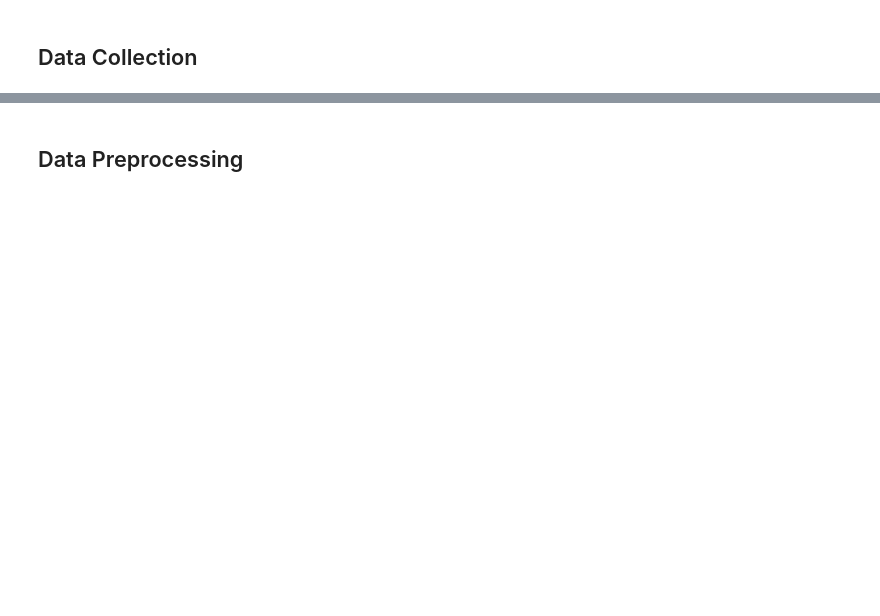
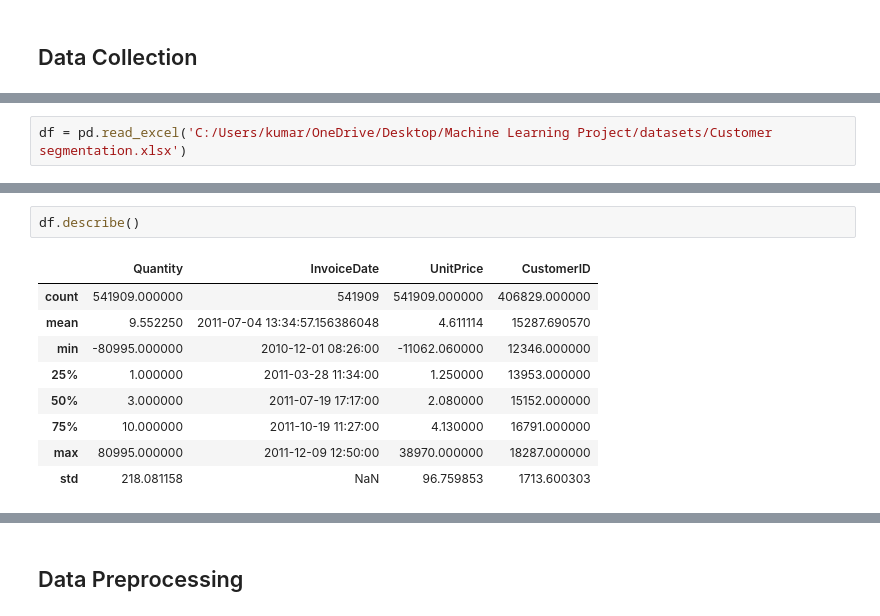
Before and after one commit to ash-iiiiish/30-Machine-Learning-Projects, a Jupyter notebook: C-Clustering_Projects(23-30)/23.Customer_Segmentation/customer segmentation.ipynb, the cells around one changed output, grey strips where cells are left out. Saved outputs shown, nothing was run; the diff lists cells and outputs as text; blank space fills up the shorter version.

```diff
--- a/C-Clustering_Projects(23-30)/23.Customer_Segmentation/customer segmentation.ipynb
+++ b/C-Clustering_Projects(23-30)/23.Customer_Segmentation/customer segmentation.ipynb
@@ -41,0 +23,2 @@ df.tail()
+# %%
+df = pd.read_excel('C:/Users/kumar/OneDrive/Desktop/Machine Learning Project/datasets/Customer segmentation.xlsx')
@@ -41,0 +38,12 @@ df.tail()
+# %%
+df.describe()
+# %% [output]
+|  | Quantity | InvoiceDate | UnitPrice | CustomerID |
+| count | 541909.000000 | 541909 | 541909.000000 | 406829.000000 |
+| mean | 9.552250 | 2011-07-04 13:34:57.156386048 | 4.611114 | 15287.690570 |
+| min | -80995.000000 | 2010-12-01 08:26:00 | -11062.060000 | 12346.000000 |
+| 25% | 1.000000 | 2011-03-28 11:34:00 | 1.250000 | 13953.000000 |
+| 50% | 3.000000 | 2011-07-19 17:17:00 | 2.080000 | 15152.000000 |
+| 75% | 10.000000 | 2011-10-19 11:27:00 | 4.130000 | 16791.000000 |
+| max | 80995.000000 | 2011-12-09 12:50:00 | 38970.000000 | 18287.000000 |
+| std | 218.081158 | NaN | 96.759853 | 1713.600303 |
```
Also changed, not shown: parts of 20 cells of this notebook, 2 other files.
